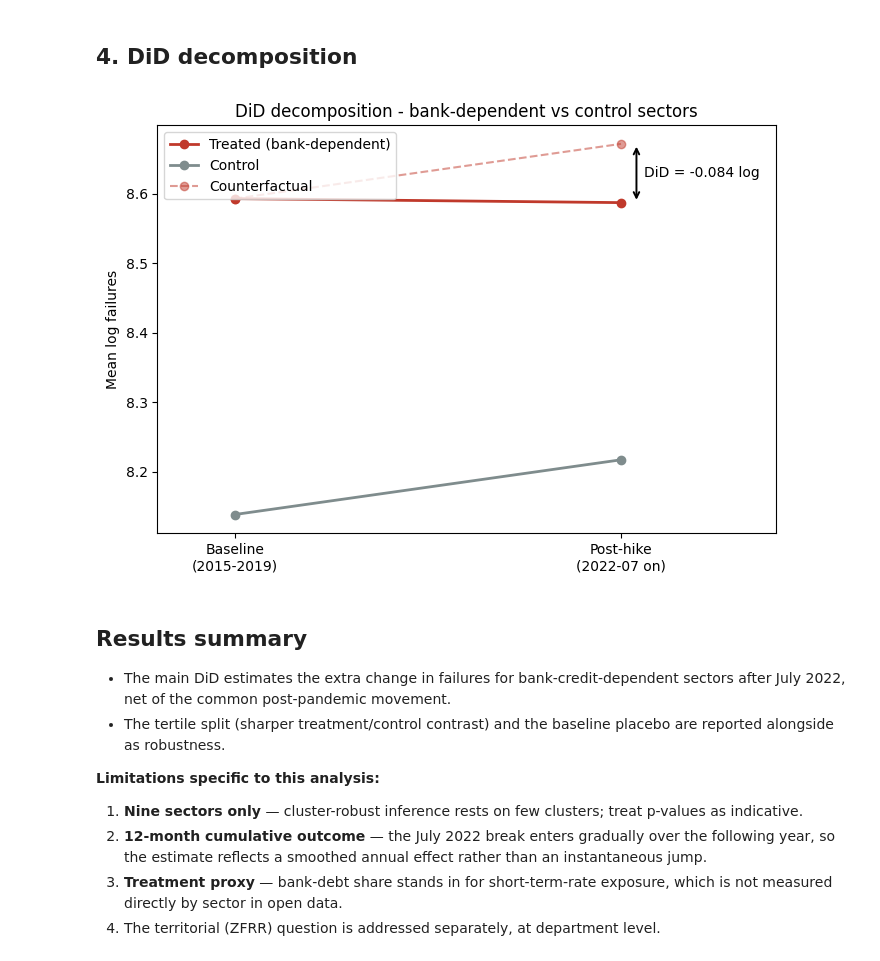
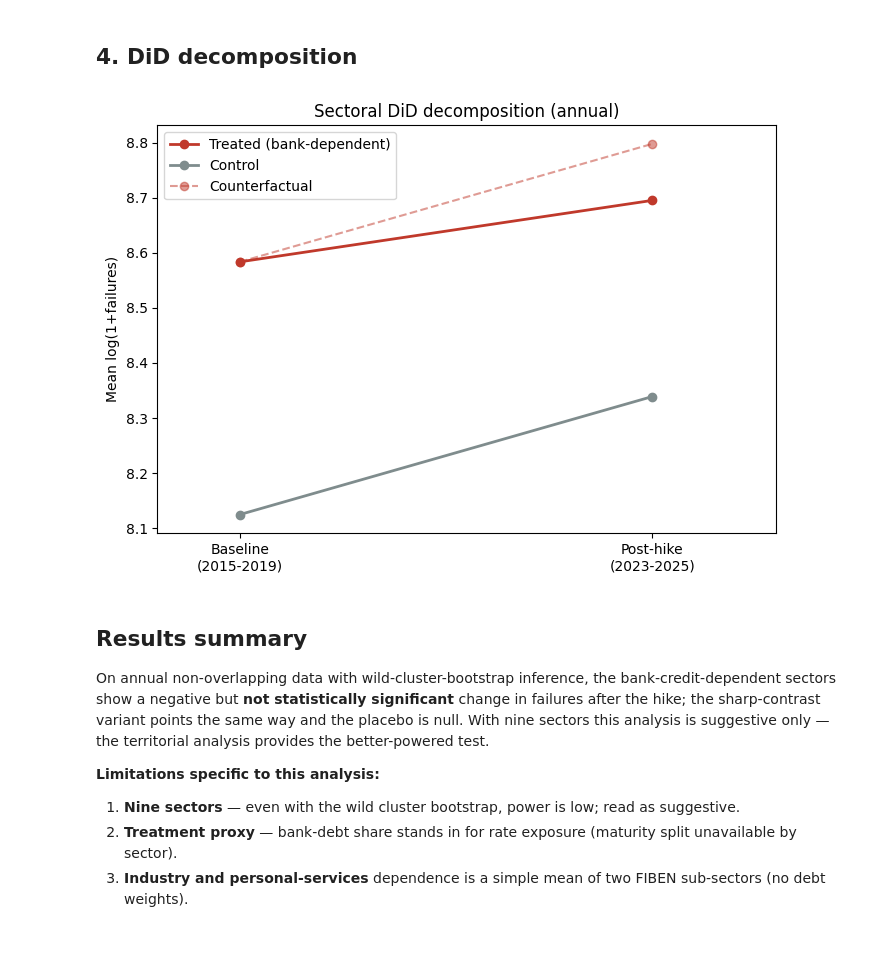
Before and after one commit to nilsgdc/ecb-rate-shock-sme-failures, a Jupyter notebook: notebooks/03_analysis.ipynb, the cells around one changed output. Saved outputs shown, nothing was run; the diff lists cells and outputs as text; code cells hidden in the pictures.

Commit message:
Switch the analysis to annual data

```diff
--- a/notebooks/03_analysis.ipynb
+++ b/notebooks/03_analysis.ipynb
@@ -6,24 +8,22 @@ Estimate, by difference-in-differences, whether PME failures accelerated more in
 # %%
 from pathlib import Path
 import sys
+import warnings
 import pandas as pd
 import numpy as np
 import matplotlib.pyplot as plt
 import statsmodels.formula.api as smf
-import warnings
 from statsmodels.tools.sm_exceptions import ValueWarning
-warnings.simplefilter('ignore', ValueWarning)
 from IPython.display import display
 
+warnings.simplefilter('ignore', ValueWarning)
 sys.path.insert(0, str(Path().resolve().parent))
 from src import cleaning
 
 Path('../outputs').mkdir(exist_ok=True)
-panel = pd.read_csv('../data/processed/sector_panel.csv', parse_dates=['date'])
+annual = pd.read_csv('../data/processed/sector_panel_annual.csv')
 treatment = pd.read_csv('../data/processed/treatment.csv', index_col=0)
-sample = panel[panel['in_sample']].copy()
-sample['log_failures'] = np.log(sample['failures'])
-print('sample rows:', len(sample), '| sectors:', sample['sector'].nunique())
-print('treated sectors:', sample.loc[sample['treated'] == 1, 'sector'].nunique(),
-      '| control sectors:', sample.loc[sample['treated'] == 0, 'sector'].nunique())
+s = annual[annual['in_sample']].copy()
+s['ly'] = np.log1p(s['failures'])
+print('annual obs:', len(s), '| sectors:', s['sector'].nunique(), '| years:', sorted(s['year'].unique()))
 # %% [output]
@@ -126,40 +78,32 @@ Placebo DiD: +0.012 log pts (p = 0.868)
 # %% [markdown]
 ## 4. DiD decomposition
 # %%
-g = sample.groupby(['treated', 'post'])['log_failures'].mean().unstack()
+g = s.groupby(['treated', 'post'])['ly'].mean().unstack()
 before_t, after_t = g.loc[1, 0], g.loc[1, 1]
 before_c, after_c = g.loc[0, 0], g.loc[0, 1]
-counterfactual = before_t + (after_c - before_c)
-
+cf = before_t + (after_c - before_c)
 fig, ax = plt.subplots(figsize=(7, 5))
 x = [0, 1]
 ax.plot(x, [before_t, after_t], 'o-', color='#c0392b', lw=2, label='Treated (bank-dependent)')
 ax.plot(x, [before_c, after_c], 'o-', color='#7f8c8d', lw=2, label='Control')
-ax.plot(x, [before_t, counterfactual], 'o--', color='#c0392b', lw=1.5, alpha=0.5,
-        label='Counterfactual')
-ax.annotate('', xy=(1.04, after_t), xytext=(1.04, counterfactual),
-            arrowprops=dict(arrowstyle='<->', color='black', lw=1.4))
-ax.text(1.06, (after_t + counterfactual) / 2,
-        f'DiD = {(after_t - counterfactual):+.3f} log', va='center', fontsize=10)
+ax.plot(x, [before_t, cf], 'o--', color='#c0392b', lw=1.5, alpha=0.5, label='Counterfactual')
 ax.set_xticks(x)
-ax.set_xticklabels(['Baseline\n(2015-2019)', 'Post-hike\n(2022-07 on)'])
-ax.set_ylabel('Mean log failures')
-ax.set_title('DiD decomposition - bank-dependent vs control sectors')
+ax.set_xticklabels(['Baseline\n(2015-2019)', 'Post-hike\n(2023-2025)'])
+ax.set_ylabel('Mean log(1+failures)')
+ax.set_title('Sectoral DiD decomposition (annual)')
 ax.legend(loc='upper left')
-ax.set_xlim(-0.2, 1.4)
+ax.set_xlim(-0.2, 1.3)
 plt.tight_layout()
 plt.savefig('../outputs/did_decomposition.png', dpi=150, bbox_inches='tight')
 plt.show()
 # %% [output]
-[figure, old version]
+[figure, new version]
 # %% [markdown]
 ## Results summary
 
-- The main DiD estimates the extra change in failures for bank-credit-dependent sectors after July 2022, net of the common post-pandemic movement.
-- The tertile split (sharper treatment/control contrast) and the baseline placebo are reported alongside as robustness.
+On annual non-overlapping data with wild-cluster-bootstrap inference, the bank-credit-dependent sectors show a negative but **not statistically significant** change in failures after the hike; the sharp-contrast variant points the same way and the placebo is null. With nine sectors this analysis is suggestive only — the territorial analysis provides the better-powered test.
 
 **Limitations specific to this analysis:**
-1. **Nine sectors only** — cluster-robust inference rests on few clusters; treat p-values as indicative.
-2. **12-month cumulative outcome** — the July 2022 break enters gradually over the following year, so the estimate reflects a smoothed annual effect rather than an instantaneous jump.
-3. **Treatment proxy** — bank-debt share stands in for short-term-rate exposure, which is not measured directly by sector in open data.
-4. The territorial (ZFRR) question is addressed separately, at department level.
+1. **Nine sectors** — even with the wild cluster bootstrap, power is low; read as suggestive.
+2. **Treatment proxy** — bank-debt share stands in for rate exposure (maturity split unavailable by sector).
+3. **Industry and personal-services** dependence is a simple mean of two FIBEN sub-sectors (no debt weights).
```
Also changed, not shown: parts of 9 cells of this notebook, 13 other files.
